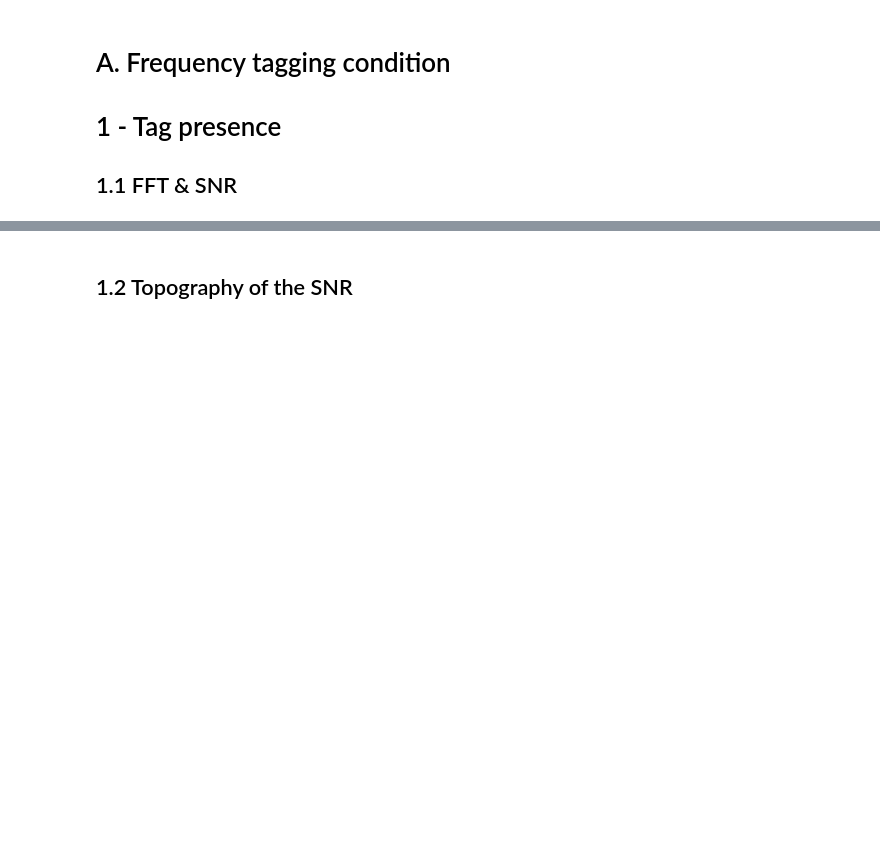
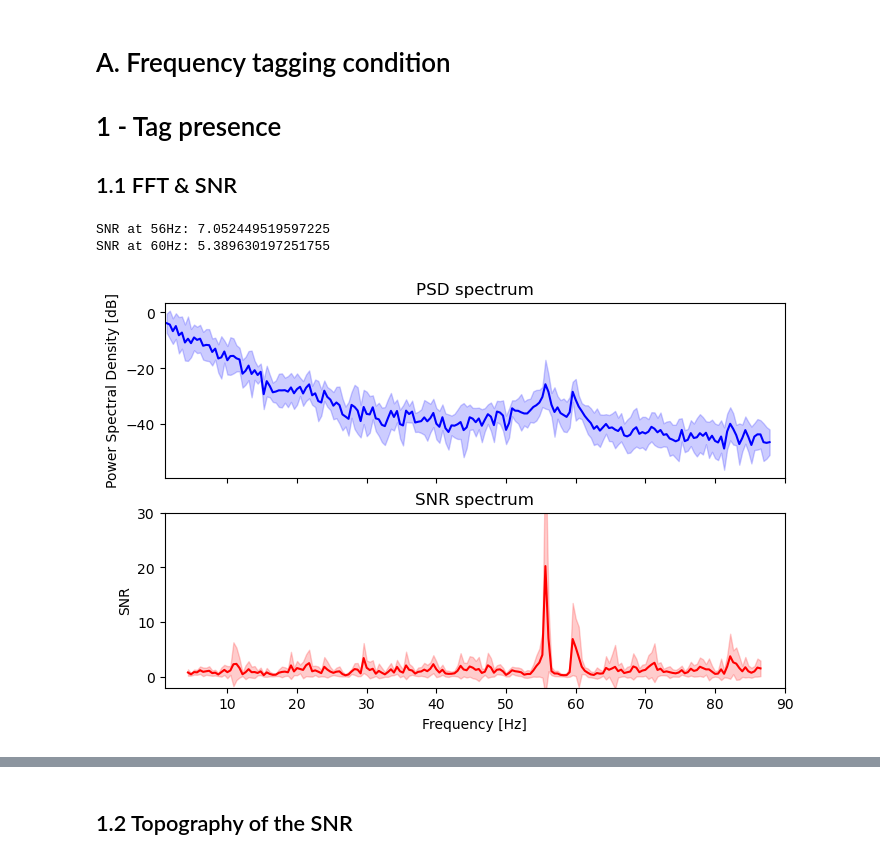
Before and after one commit to LpZamora/RIFT_thesis_expe1, a Jupyter notebook: 3_analysis_template.ipynb, the cells around one changed output, grey strips where cells are left out. Drawn from its saved outputs; the diff is of its cells as text; code cells hidden in the pictures; blank space fills up the shorter version.

```diff
--- a/3_analysis_template.ipynb
+++ b/3_analysis_template.ipynb
@@ -77,11 +88,11 @@ epochs_freqtag = epochs['tagging_type==0'].copy()
 # Fast Fourier Transform
 # adapted from https://mne.tools/dev/auto_tutorials/time-freq/50_ssvep.html
 
+sfreq = epochs_freqtag.info["sfreq"]
 tmin = 0 # Search in window starting from cue (when SSVEP is expected)
 tmax = 2.3
 fmin = 1.0
-fmax = 90.0
-sfreq = epochs_freqtag.info["sfreq"]
+fmax = 90
 
 # Spectrum of the signal averaged over trials
 spectrum = epochs_freqtag.copy().average().compute_psd(
@@ -93,12 +104,12 @@ spectrum = epochs_freqtag.copy().average().compute_psd(
     tmax=tmax,
     fmin=fmin,
     fmax=fmax,
-    window="boxcar",
+    window="hamming",
     verbose=False,
 )
 psds, freqs_psd = spectrum.get_data(return_freqs=True)
 
-# Signal to noise ratio (Meigen & Bach (1999)) (?? voir tuto pour explications, on ignore les bandes les plus proches car la fenetre target est tres etroite ?)
+# Signal to noise ratio (Meigen & Bach (1999))
 
 def snr_spectrum(psd, noise_n_neighbor_freqs=1, noise_skip_neighbor_freqs=1):
     """Compute SNR spectrum from PSD spectrum using convolution.
@@ -125,30 +136,81 @@ def snr_spectrum(psd, noise_n_neighbor_freqs=1, noise_skip_neighbor_freqs=1):
     # frequencies
     averaging_kernel = np.concatenate(
         (
             np.ones(noise_n_neighbor_freqs),
             np.zeros(2 * noise_skip_neighbor_freqs + 1),
             np.ones(noise_n_neighbor_freqs),
         )
     )
     averaging_kernel /= averaging_kernel.sum()
 
     # Calculate the mean of the neighboring frequencies by convolving with the
     # averaging kernel.
     mean_noise = np.apply_along_axis(
         lambda psd_: np.convolve(psd_, averaging_kernel, mode="valid"), axis=-1, arr=psd
     )
 
     # The mean is not defined on the edges so we will pad it with nas. The
     # padding needs to be done for the last dimension only so we set it to
     # (0, 0) for the other ones.
     edge_width = noise_n_neighbor_freqs + noise_skip_neighbor_freqs
     pad_width = [(0, 0)] * (mean_noise.ndim - 1) + [(edge_width, edge_width)]
     mean_noise = np.pad(mean_noise, pad_width=pad_width, constant_values=np.nan)
 
     return psd / mean_noise
 
 # Get SNR on all frequency ranges, excluding close neighbors (±2Hz) from regularizing points (ask how many nei in original paper??
 bin_size = np.diff(freqs_psd)[0]
 skip_nei = int((2 - bin_size/2)//bin_size)
 
 snrs = snr_spectrum(psds, noise_n_neighbor_freqs=3, noise_skip_neighbor_freqs = skip_nei)
+
+
+%matplotlib inline
+fig, axes = plt.subplots(2, 1, sharex="all", sharey="none", figsize=(8, 5))
+freq_range = range(
+    np.where(np.floor(freqs_psd) == 1.0)[0][0], np.where(np.ceil(freqs_psd) == fmax - 1)[0][0]
+)
+
+psds_plot = 10 * np.log10(psds)
+psds_mean = psds_plot.mean(axis=(0))[freq_range]
+psds_std = psds_plot.std(axis=(0))[freq_range]
+axes[0].plot(freqs_psd[freq_range], psds_mean, color="b")
+axes[0].fill_between(
+    freqs_psd[freq_range], psds_mean - psds_std, psds_mean + psds_std, color="b", alpha=0.2
+)
+axes[0].set(title="PSD spectrum", ylabel="Power Spectral Density [dB]")
+
+# SNR spectrum
+snr_mean = snrs.mean(axis=(0))[freq_range]
+snr_std = snrs.std(axis=(0))[freq_range]
+
+axes[1].plot(freqs_psd[freq_range], snr_mean, color="r")
+axes[1].fill_between(
+    freqs_psd[freq_range], snr_mean - snr_std, snr_mean + snr_std, color="r", alpha=0.2
+)
+axes[1].set(
+    title="SNR spectrum",
+    xlabel="Frequency [Hz]",
+    ylabel="SNR",
+    ylim=[-2, 30],
+    xlim=[fmin, fmax],
+)
+fig.show()
+
+# Extract SNR values at the stimulation frequency
+stim_freq1 = 56
+stim_freq2 = 60
+
+# find index of frequency bin closest to stimulation frequency
+i_bin_1 = np.argmin(abs(freqs_psd - stim_freq1))
+i_bin_2 = np.argmin(abs(freqs_psd - stim_freq2))
+
+# Apply the subset
+snrs_target1 = snrs[:, i_bin_1]
+snrs_target2 = snrs[:, i_bin_2]
+print(f'SNR at {stim_freq1}Hz: {snrs_target1.mean()}')
+print(f'SNR at {stim_freq2}Hz: {snrs_target2.mean()}')
+# %% [output]
+SNR at 56Hz: 7.052449519597225
+SNR at 60Hz: 5.389630197251755
+[figure, added]
```
Also changed, not shown: parts of 41 cells of this notebook.
